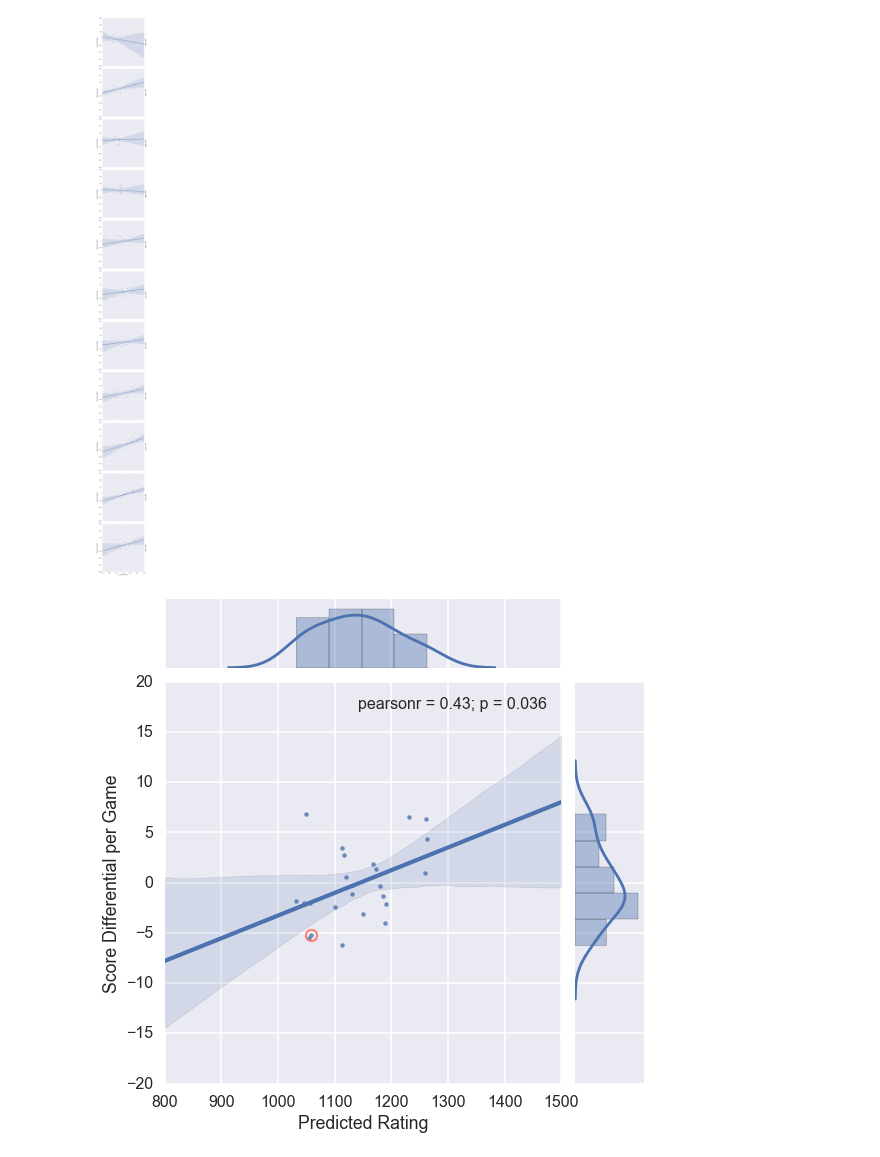
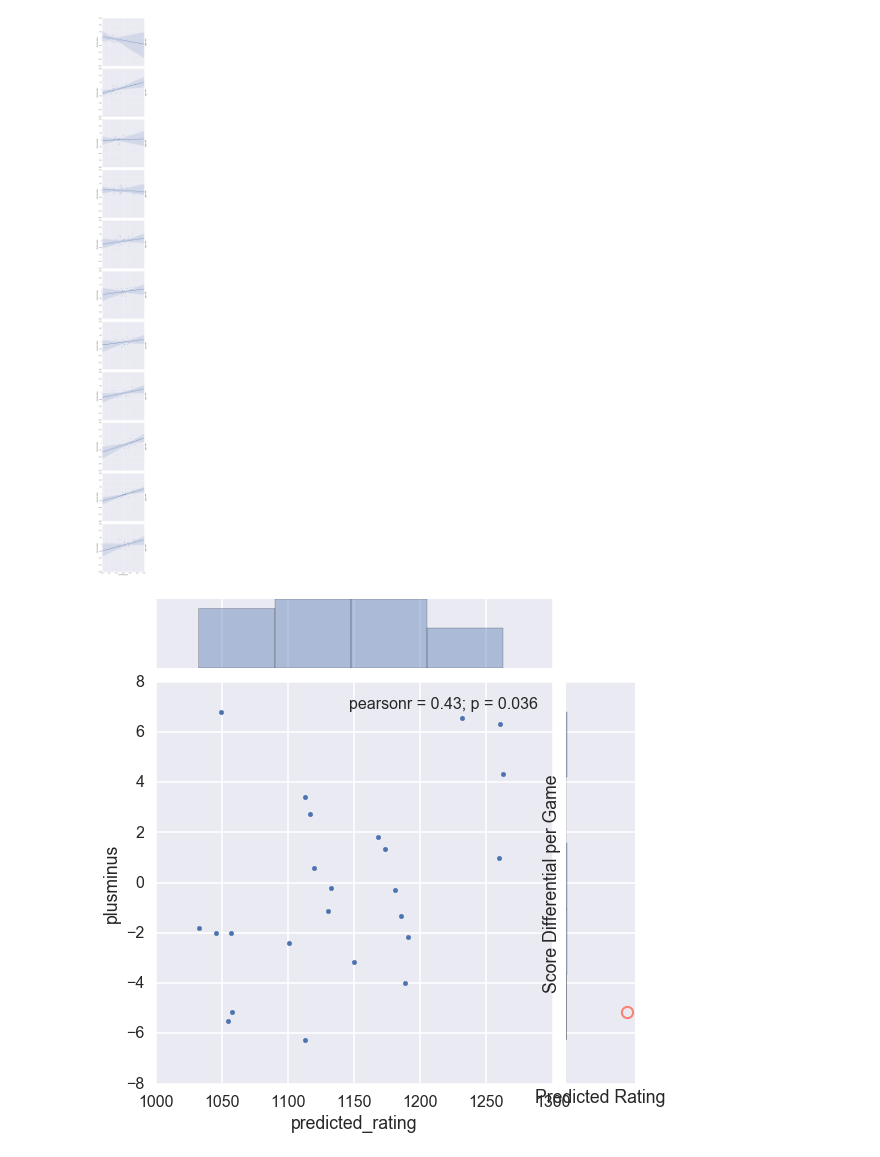
Before and after one commit to rybesh/buda-ratings, a Jupyter notebook: Code/Explore BUDA.ipynb, the cells around one changed output. Saved outputs shown, nothing was run; the diff lists cells and outputs as text; code cells hidden in the pictures.

Commit message:
Simplify money plot

```diff
--- a/Code/Explore BUDA.ipynb
+++ b/Code/Explore BUDA.ipynb
@@ -101,15 +101,15 @@ g.add_legend()
 # %%
 # downselect spring hat only
 sns.set_context('poster')
 downselect = (buda.allteams['year'] == 2016) & (buda.allteams['season'] == 'Spring') & (buda.allteams['type'] == 'Hat') & (buda.allteams['divname'] == 'JP Mixed (4/3)')
 budaselect = buda.allteams[downselect]
-g = sns.jointplot('predicted_rating', 'plusminus', budaselect, size=8, kind='reg')
+g = sns.jointplot('predicted_rating', 'plusminus', budaselect, size=8, kind='scatter')
 plt.xlabel('Predicted Rating')
 plt.ylabel('Score Differential per Game')
 
 myteam = 'R2Defense (20)'
 ok = budaselect['teamname'] == myteam
 plt.plot(budaselect.ix[ok, 'predicted_rating'], budaselect.ix[ok, 'plusminus'], 'o', mew=2, mec='salmon', mfc='None')
 plt.savefig('SpringHat2016_validation.png')
 # %% [output]
-[figure, old version]
+[figure, new version]
```
Also changed, not shown: 1 other file.
